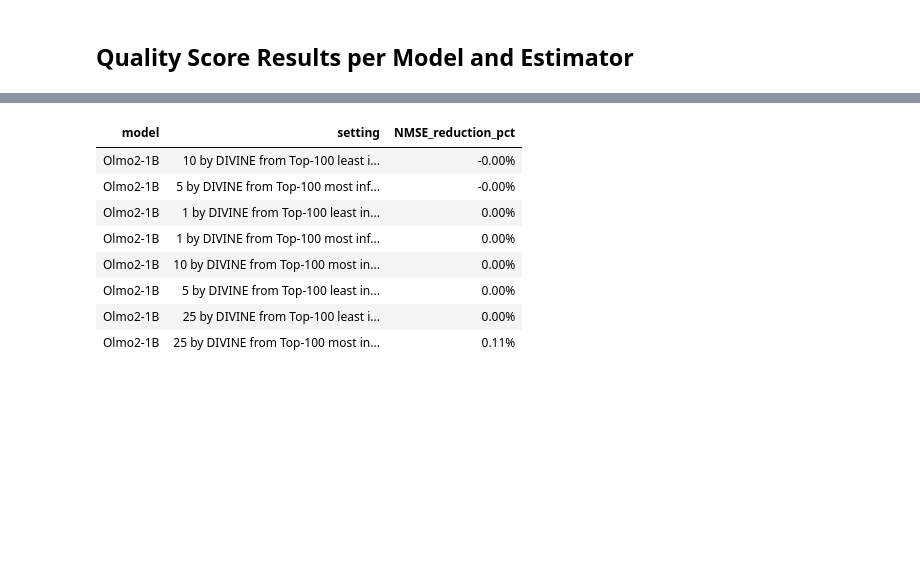
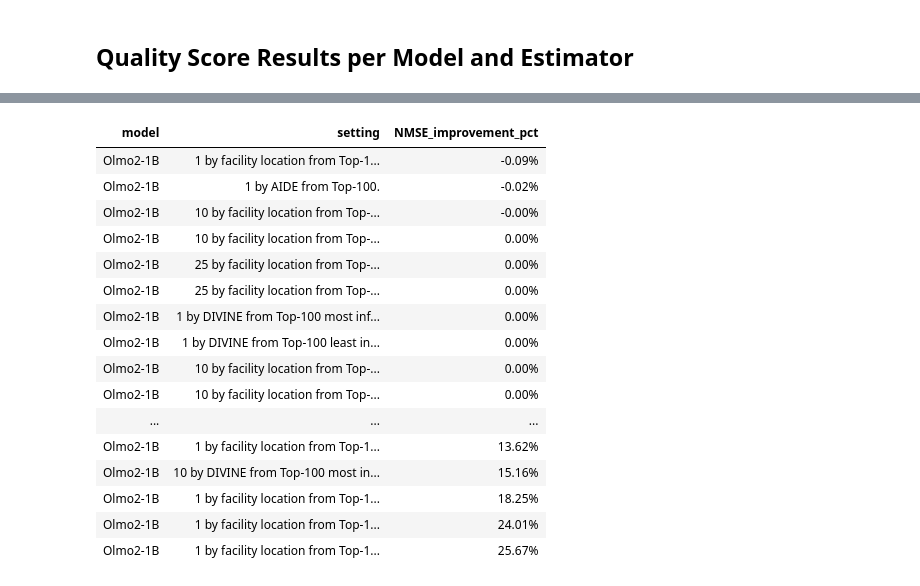
Before and after one commit to loris3/ceelm, a Jupyter notebook: scoring.ipynb, the cells around one changed output, grey strips where cells are left out. Drawn from its saved outputs; the diff is of its cells as text; code cells hidden in the pictures; blank space fills up the shorter version.

```diff
--- a/scoring.ipynb
+++ b/scoring.ipynb
@@ -611,6 +676,23 @@ def get_tuples():
         if match:
             assert d in explanation_types and match in explanation_types
             results.append((d, match))
+    for d in explanation_types:
+        if "by AIDE" not in d:
+            continue
+
+
+        num_match = re.match(r'(\d+)\s+by AIDE.*from Top-\d+\s+(.*)\.', d)
+        if not num_match:
+            continue
+
+        num, typ = num_match.groups()
+        typ = typ.strip()
+
+
+        match = next((f"Top-{n} {t}" for n, t in top_items if n == num and t == typ), None)
+        if match:
+            assert d in explanation_types and match in explanation_types
+            results.append((d, match))
     return results
 
 df_comp = []
@@ -642,4 +724,3 @@ for fl_selection_type, naive_selection_type in get_tuples():
 df_comp = pd.concat(df_comp).dropna()
 df_comp["NMSE_reduction_pct"] = (1 - df_comp[('NMSE', 'fl')] / df_comp[('NMSE', 'naive')]) #* 100
 df_comp.columns = df_comp.columns.get_level_values(0)
-df_comp
@@ -712,14 +789,31 @@ def get_tuples():
         if match:
             assert d in explanation_types and match in explanation_types
             results.append((d, match))
+
+    for d in explanation_types:
+        if "by AIDE" not in d:
+            continue
+
+
+        num_match = re.match(r'(\d+)\s+by AIDE from Top-(\d+)\.', d)
+        if not num_match:
+            continue
+
+        num, typ = num_match.groups()
+        typ = typ.strip()
+
+
+        match = next((f"Top-{n} {t}" for n, t in top_items if n == num and t == "most influential (scores with largest absolute value)"), None)
+        if match:
+            assert d in explanation_types and match in explanation_types
+            results.append((d, match))
     return results
-
 
 df_comp_list = []
 
 for fl_selection_type, naive_selection_type in get_tuples():
+    df_filtered = df[df["explanation_type"].isin([fl_selection_type, naive_selection_type])].copy()
 
-    df_filtered = df[df["explanation_type"].isin([fl_selection_type, naive_selection_type])].copy()
     df_filtered["type"] = df_filtered["explanation_type"].map({
         fl_selection_type: "fl",
         naive_selection_type: "naive"
@@ -737,7 +831,7 @@ for fl_selection_type, naive_selection_type in get_tuples():
     ).reset_index()
 
 
-    df_pivot["NMSE_reduction_pct"] = (1 - df_pivot["fl"] / df_pivot["naive"])  # mean of pairwise
+    df_pivot["NMSE_improvement_pct"] = (1 - df_pivot["fl"] / df_pivot["naive"])  # mean of pairwise
 
 
     df_pivot["setting"] = fl_selection_type
@@ -775,7 +849,7 @@ def get_lambda(x):
     match = re.search(r'lambda=([\d.]+)', x)
     return float(match.group(1)) if match else "-"
 # %%
-table = df_comp.sort_values(ascending=False,by=(['k','NMSE_reduction_pct']))[["model", "estimator",  "setting", "NMSE_reduction_pct","k", "sort_type"]]
+table = df_comp.sort_values(ascending=False,by=(['k','NMSE_improvement_pct']))[["model", "estimator",  "setting", "NMSE_improvement_pct","k", "sort_type"]]
 
 
 table["model"] = table["model"].apply(rename_model)
@@ -783,5 +857,5 @@ table["model"] = table["model"].apply(rename_model)
 
 
 for estimator in df_at_k_10["estimator"].unique():
-    style_and_export_table(table[table["estimator"] == estimator], col="NMSE_reduction_pct", filename=f"NMSE_reduction_{estimator.split(':')[0]}", cmap="Purples",fmt="pct",sort=True)
+    style_and_export_table(table[table["estimator"] == estimator], col="NMSE_improvement_pct", filename=f"NMSE_reduction_{estimator.split(':')[0]}", cmap="Purples",fmt="pct",sort=True)
 # %% [output]
@@ -803,9 +879,17 @@ for estimator in df_at_k_10["estimator"].unique():
-| model | setting | NMSE_reduction_pct |
-| Olmo2-1B | 10 by DIVINE from Top-100 least i... | -0.00% |
-| Olmo2-1B | 5 by DIVINE from Top-100 most inf... | -0.00% |
+| model | setting | NMSE_improvement_pct |
+| Olmo2-1B | 1 by facility location from Top-1... | -0.09% |
+| Olmo2-1B | 1 by AIDE from Top-100. | -0.02% |
+| Olmo2-1B | 10 by facility location from Top-... | -0.00% |
+| Olmo2-1B | 10 by facility location from Top-... | 0.00% |
+| Olmo2-1B | 25 by facility location from Top-... | 0.00% |
+| Olmo2-1B | 25 by facility location from Top-... | 0.00% |
+| Olmo2-1B | 1 by DIVINE from Top-100 most inf... | 0.00% |
 | Olmo2-1B | 1 by DIVINE from Top-100 least in... | 0.00% |
-| Olmo2-1B | 1 by DIVINE from Top-100 most inf... | 0.00% |
-| Olmo2-1B | 10 by DIVINE from Top-100 most in... | 0.00% |
-| Olmo2-1B | 5 by DIVINE from Top-100 least in... | 0.00% |
-| Olmo2-1B | 25 by DIVINE from Top-100 least i... | 0.00% |
-| Olmo2-1B | 25 by DIVINE from Top-100 most in... | 0.11% |
+| Olmo2-1B | 10 by facility location from Top-... | 0.00% |
+| Olmo2-1B | 10 by facility location from Top-... | 0.00% |
+| ... | ... | ... |
+| Olmo2-1B | 1 by facility location from Top-1... | 13.62% |
+| Olmo2-1B | 10 by DIVINE from Top-100 most in... | 15.16% |
+| Olmo2-1B | 1 by facility location from Top-1... | 18.25% |
+| Olmo2-1B | 1 by facility location from Top-1... | 24.01% |
+| Olmo2-1B | 1 by facility location from Top-1... | 25.67% |
```
Also changed, not shown: parts of 25 cells of this notebook, 12 other files.
